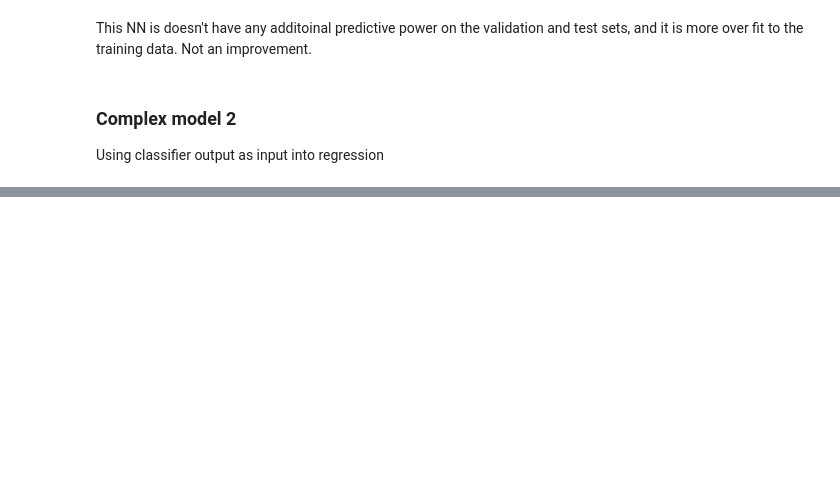
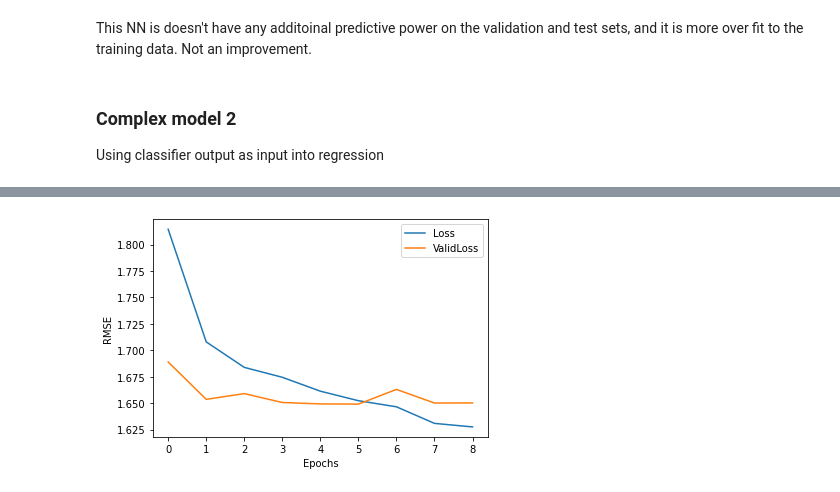
Before and after one commit to b-c-murphy/Capstone_GA-Revenue-Prediction, a Jupyter notebook: Feature Engineering, Processing and Modelling.ipynb, the cells around one changed output, grey strips where cells are left out. Drawn from its saved outputs; the diff is of its cells as text; code cells hidden in the pictures; blank space fills up the shorter version.

Commit message:
final model

```diff
--- a/Feature Engineering, Processing and Modelling.ipynb
+++ b/Feature Engineering, Processing and Modelling.ipynb
@@ -1093,0 +1165,8 @@ This model produced a test RMSE that is a tiny bit lower than the two sequential
+# %%
+### Declare some variables for modelling
+
+input_size = train['inputs'].shape[1]
+output_size = 1
+hidden_layer_size = 64
+batch_size = 500
+epochs = 50
@@ -1093,0 +1175,23 @@ This model produced a test RMSE that is a tiny bit lower than the two sequential
+# %%
+model = tf.keras.Sequential()
+
+### 3 Dense layers, first 2 with dropout for regularization
+model.add(tf.keras.layers.Dense(hidden_layer_size, activation = 'relu'))
+model.add(tf.keras.layers.Dropout(0.2))
+model.add(tf.keras.layers.Dense(hidden_layer_size, activation = 'relu'))
+model.add(tf.keras.layers.Dense(hidden_layer_size, activation = 'relu'))
+model.add(tf.keras.layers.Dense(1))
+
+model.compile(optimizer='adam',
+              loss = tf.keras.losses.MeanSquaredError(),
+              metrics = [tf.keras.metrics.RootMeanSquaredError(), tf.keras.metrics.MeanAbsoluteError()])
+# %%
+early_stop = tf.keras.callbacks.EarlyStopping(patience=3,restore_best_weights=True)
+
+history = model.fit(x=train['inputs'],
+          y=train['targets'],
+          batch_size=batch_size,
+          callbacks=early_stop,
+          epochs=epochs,
+          validation_data=(valid['inputs'],valid['targets']),
+          verbose = 2)
@@ -1093,0 +1217,13 @@ This model produced a test RMSE that is a tiny bit lower than the two sequential
+# %%
+import matplotlib.pyplot as plt
+def PlotLoss(hist):
+    plt.plot(np.sqrt(hist.history['loss']), label='Loss')
+    plt.plot(np.sqrt(history.history['val_loss']), label='ValidLoss')
+    plt.xlabel('Epochs')
+    plt.ylabel('RMSE')
+    plt.legend()
+    plt.show()
+# %%
+PlotLoss(history)
+# %% [output]
+[figure, added]
```
Also changed, not shown: parts of 64 cells of this notebook, 4 other files.
